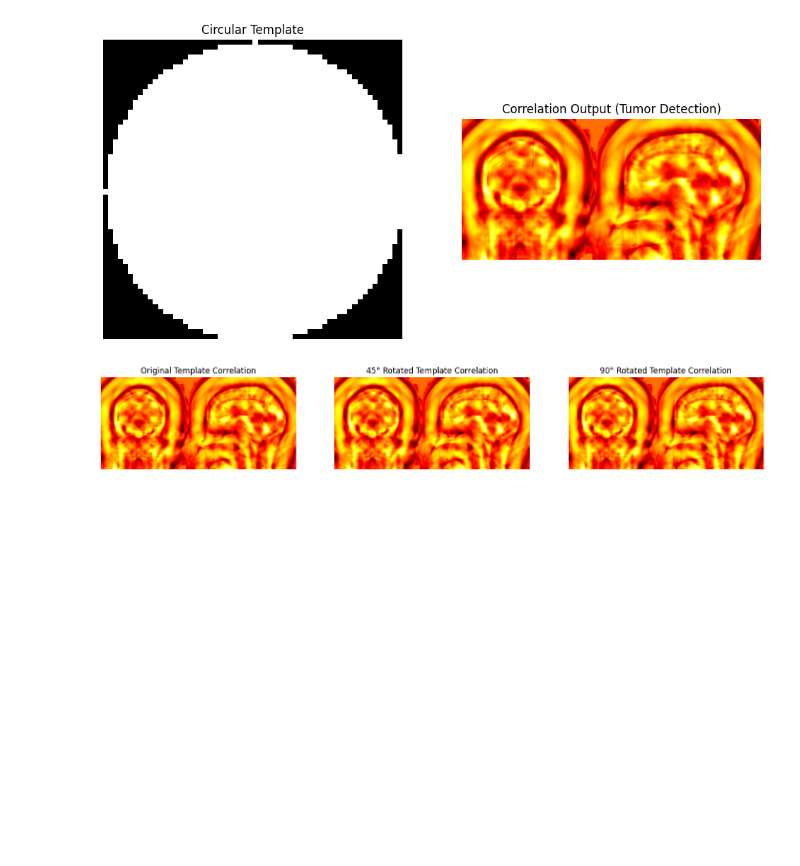
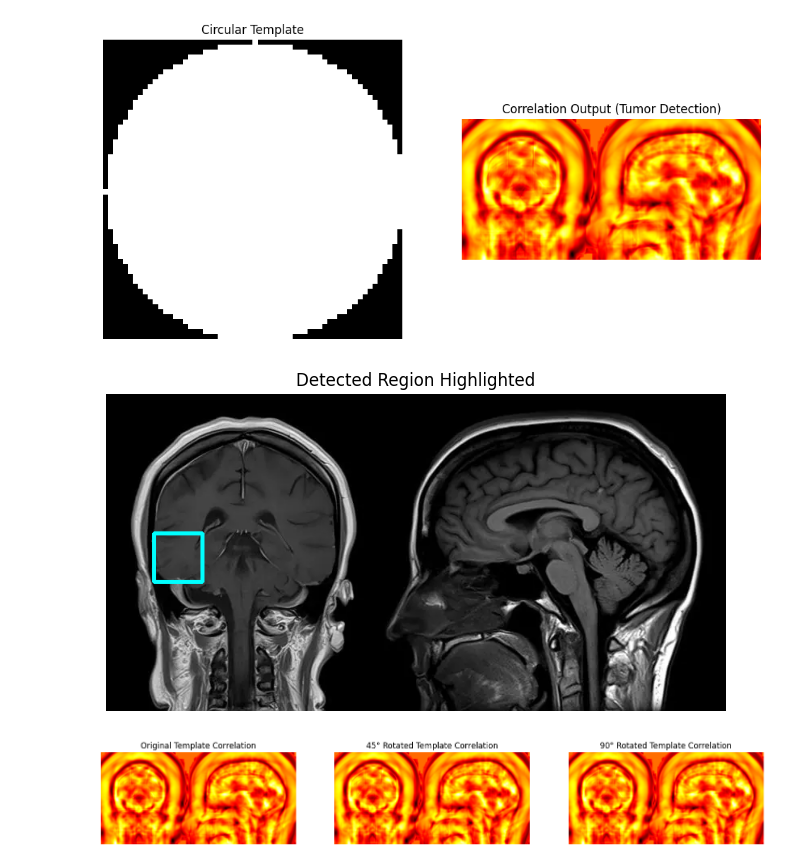
Before and after one commit to HimanshuHeda/Computer-Vision, a Jupyter notebook: MRI.ipynb, the cells around one changed output. Drawn from its saved outputs; the diff is of its cells as text; code cells hidden in the pictures; blank space fills up the shorter version.

```diff
--- a/MRI.ipynb
+++ b/MRI.ipynb
@@ -64,6 +64,23 @@ plt.axis('off')
 plt.show()
 # %% [output]
 [figure]
+# %%
+# Highlight detected region with a rectangle box
+# Find the location of highest correlation (most likely tumor region)
+min_val, max_val, min_loc, max_loc = cv2.minMaxLoc(result)
+
+# Draw rectangle on the original image
+highlighted = cv2.cvtColor(image, cv2.COLOR_GRAY2BGR)
+h, w = template.shape
+cv2.rectangle(highlighted, max_loc, (max_loc[0]+w, max_loc[1]+h), (0,255,255), 3)
+
+plt.figure(figsize=(8,6))
+plt.imshow(highlighted)
+plt.title('Detected Region Highlighted')
+plt.axis('off')
+plt.show()
+# %% [output]
+[figure, added]
 # %%
 # Task 4: Rotation Experiment
 # Rotate template by 45° and 90°
```
Also changed, not shown: 1 other file.
